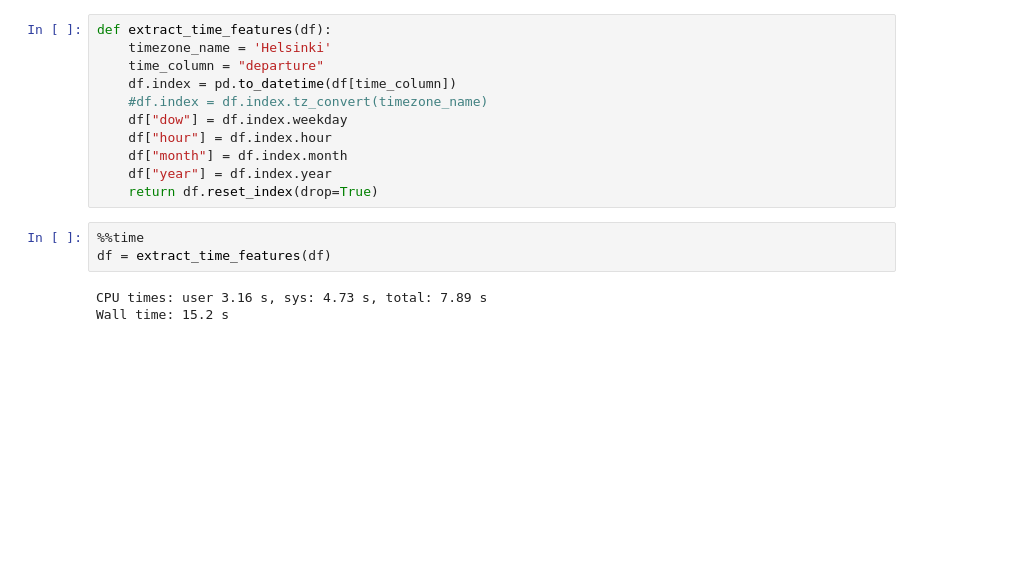
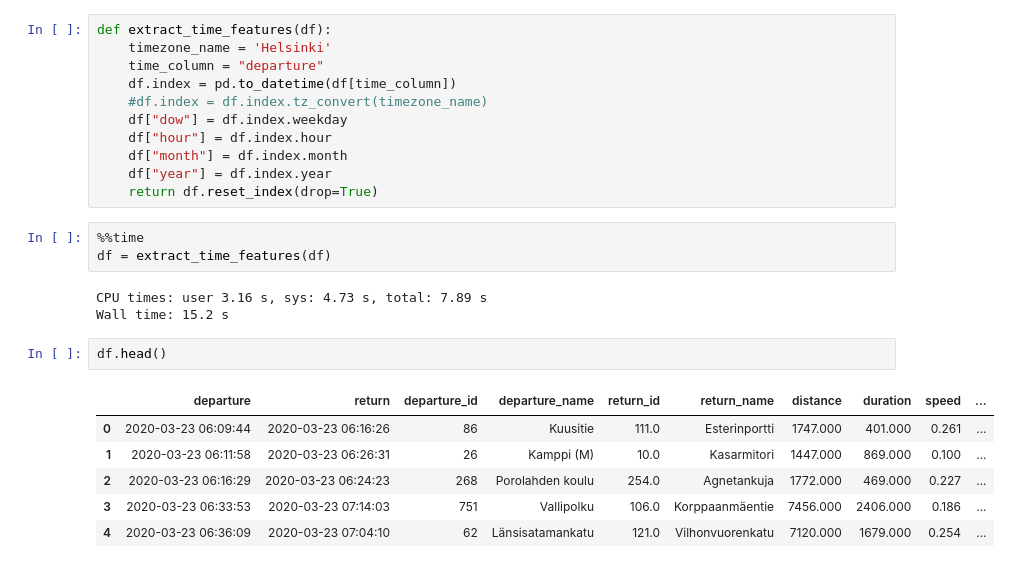
Before and after one commit to kelvinpurdom/HelsinkiCityBikes, a Jupyter notebook: notebooks/HelsinkiCityBikes.ipynb, the cells around one changed output. Drawn from its saved outputs; the diff is of its cells as text; blank space fills up the shorter version.

```diff
--- a/notebooks/HelsinkiCityBikes.ipynb
+++ b/notebooks/HelsinkiCityBikes.ipynb
@@ -318,6 +318,15 @@ df = extract_time_features(df)
 # %% [output]
 CPU times: user 3.16 s, sys: 4.73 s, total: 7.89 s
 Wall time: 15.2 s
+# %%
+df.head()
+# %% [output]
+|  | departure | return | departure_id | departure_name | return_id | return_name | distance | duration | speed | ... |
+| 0 | 2020-03-23 06:09:44 | 2020-03-23 06:16:26 | 86 | Kuusitie | 111.0 | Esterinportti | 1747.000 | 401.000 | 0.261 | ... |
+| 1 | 2020-03-23 06:11:58 | 2020-03-23 06:26:31 | 26 | Kamppi (M) | 10.0 | Kasarmitori | 1447.000 | 869.000 | 0.100 | ... |
+| 2 | 2020-03-23 06:16:29 | 2020-03-23 06:24:23 | 268 | Porolahden koulu | 254.0 | Agnetankuja | 1772.000 | 469.000 | 0.227 | ... |
+| 3 | 2020-03-23 06:33:53 | 2020-03-23 07:14:03 | 751 | Vallipolku | 106.0 | Korppaanmäentie | 7456.000 | 2406.000 | 0.186 | ... |
+| 4 | 2020-03-23 06:36:09 | 2020-03-23 07:04:10 | 62 | Länsisatamankatu | 121.0 | Vilhonvuorenkatu | 7120.000 | 1679.000 | 0.254 | ... |
 # %%
 sns.catplot(x="hour", kind="count", data=df.head(100000), height=5, aspect=3);
 sns.despine()
```
Also changed, not shown: parts of 2 cells of this notebook.
